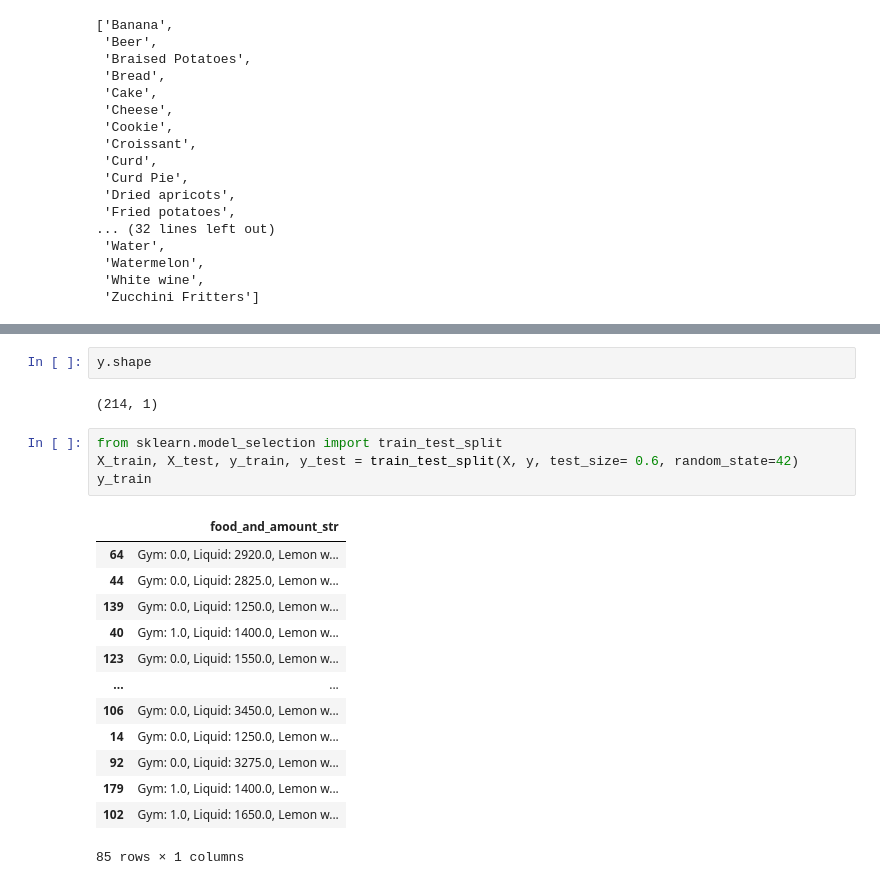
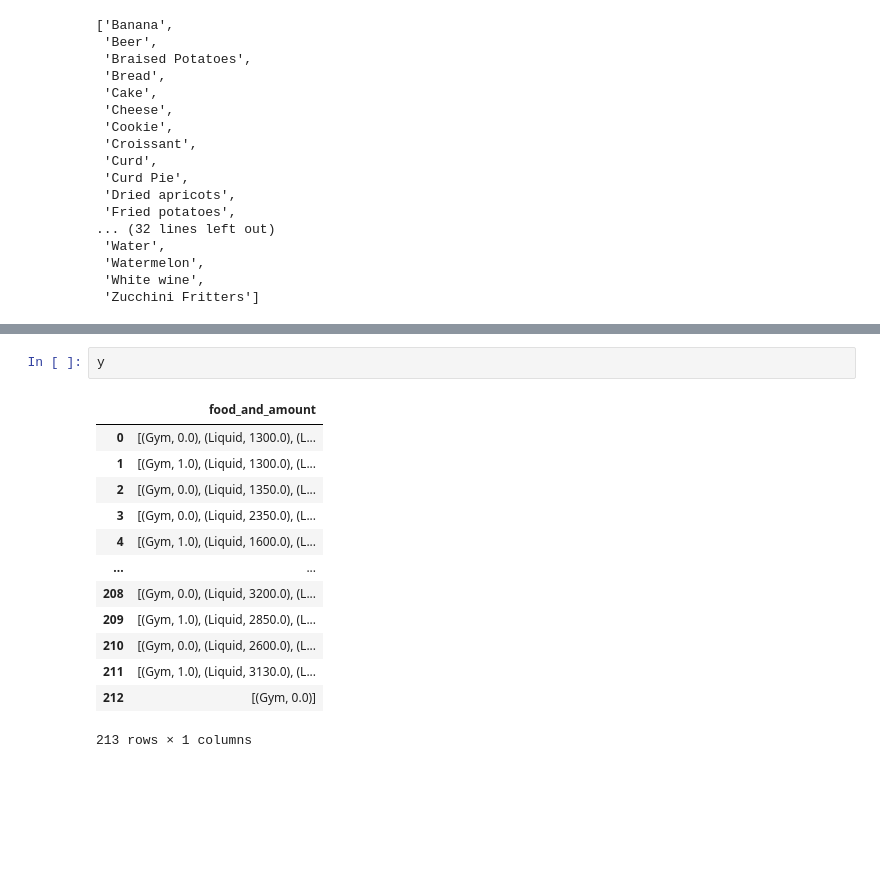
Before and after one commit to phyu007/urineanalysis, a Jupyter notebook: Recommend_diet_based_on_urine.ipynb, the cells around one changed output, grey strips where cells are left out. Cells and saved outputs as stored; diff of their text form; blank space fills up the shorter version.

```diff
--- a/Recommend_diet_based_on_urine.ipynb
+++ b/Recommend_diet_based_on_urine.ipynb
@@ -248,22 +291,16 @@ print(y)
 # %%
-y.shape
+y
 # %% [output]
+|  | food_and_amount |
+| 0 | [(Gym, 0.0), (Liquid, 1300.0), (L... |
+| 1 | [(Gym, 1.0), (Liquid, 1300.0), (L... |
+| 2 | [(Gym, 0.0), (Liquid, 1350.0), (L... |
+| 3 | [(Gym, 0.0), (Liquid, 2350.0), (L... |
+| 4 | [(Gym, 1.0), (Liquid, 1600.0), (L... |
+| ... | ... |
+| 208 | [(Gym, 0.0), (Liquid, 3200.0), (L... |
+| 209 | [(Gym, 1.0), (Liquid, 2850.0), (L... |
+| 210 | [(Gym, 0.0), (Liquid, 2600.0), (L... |
+| 211 | [(Gym, 1.0), (Liquid, 3130.0), (L... |
+| 212 | [(Gym, 0.0)] |
-(214, 1)
+213 rows × 1 columns
-# %%
-from sklearn.model_selection import train_test_split
-X_train, X_test, y_train, y_test = train_test_split(X, y, test_size= 0.6, random_state=42)
-y_train
-# %% [output]
-|  | food_and_amount_str |
-| 64 | Gym: 0.0, Liquid: 2920.0, Lemon w... |
-| 44 | Gym: 0.0, Liquid: 2825.0, Lemon w... |
-| 139 | Gym: 0.0, Liquid: 1250.0, Lemon w... |
-| 40 | Gym: 1.0, Liquid: 1400.0, Lemon w... |
-| 123 | Gym: 0.0, Liquid: 1550.0, Lemon w... |
-| ... | ... |
-| 106 | Gym: 0.0, Liquid: 3450.0, Lemon w... |
-| 14 | Gym: 0.0, Liquid: 1250.0, Lemon w... |
-| 92 | Gym: 0.0, Liquid: 3275.0, Lemon w... |
-| 179 | Gym: 1.0, Liquid: 1400.0, Lemon w... |
-| 102 | Gym: 1.0, Liquid: 1650.0, Lemon w... |
-85 rows × 1 columns
```
Also changed, not shown: parts of 15 cells of this notebook, 4 other files.
